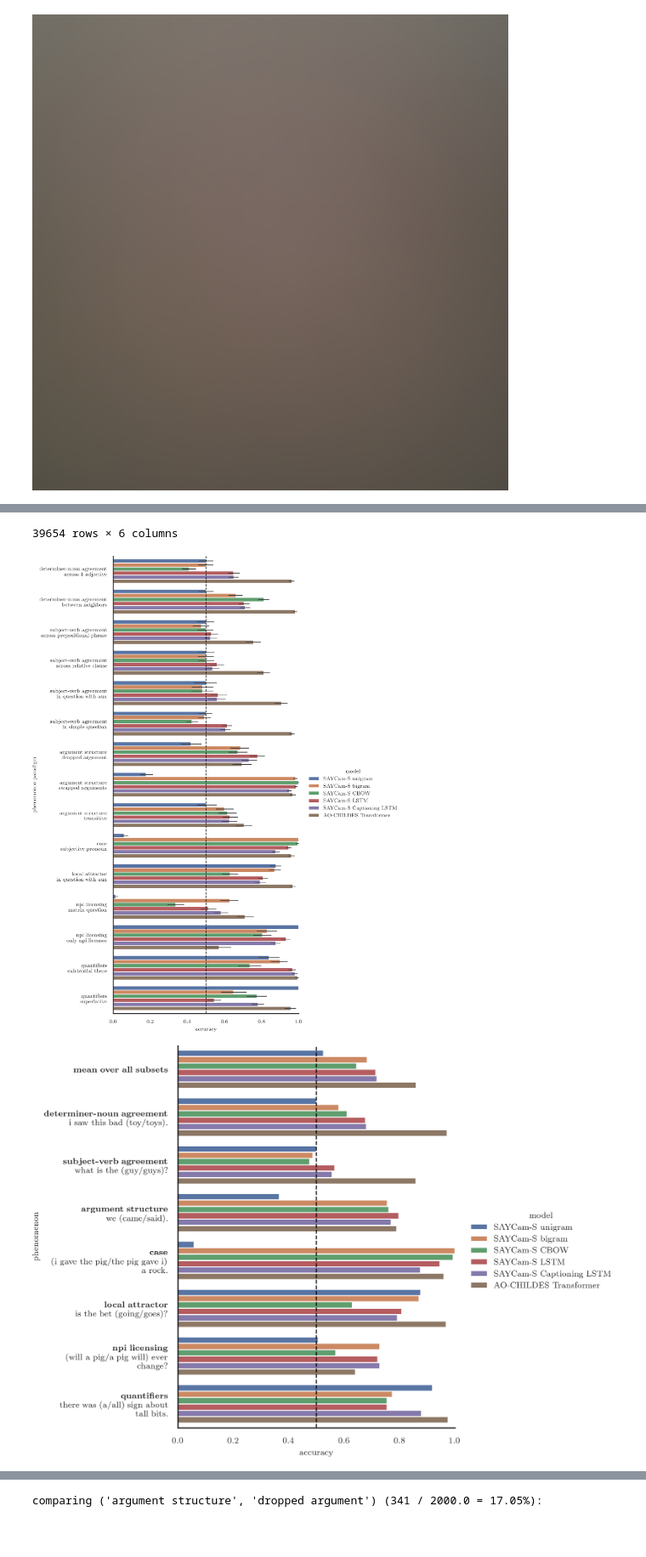
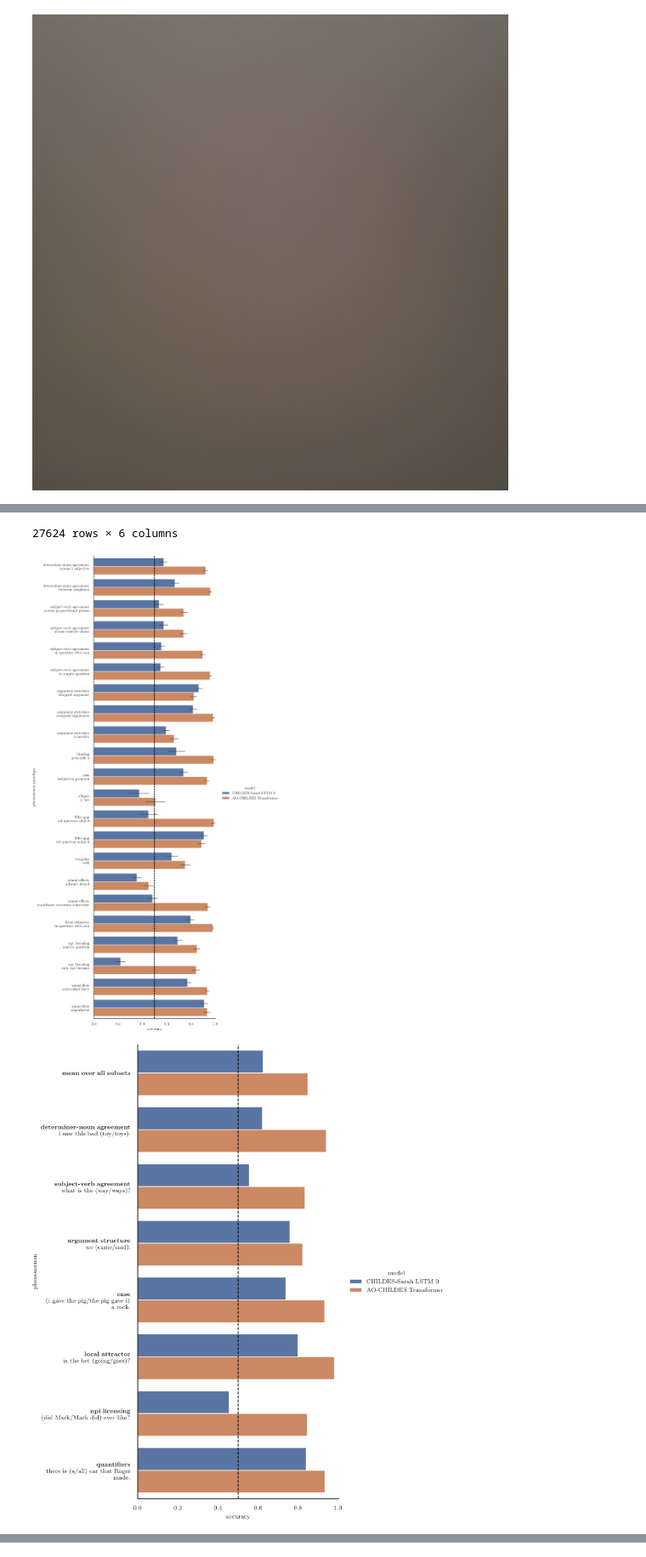
Before and after one commit to wkvong/multimodal-baby, a Jupyter notebook: notebooks/syntactic_probing.ipynb, the cells around one changed output, grey strips where cells are left out. Shown at 85% size. Cells and saved outputs as stored; diff of their text form; code cells hidden in the pictures; blank space fills up the shorter version.

Commit message:
update syntactic_probing (Zorro evaluation) for childes

```diff
--- a/notebooks/syntactic_probing.ipynb
+++ b/notebooks/syntactic_probing.ipynb
@@ -20,7 +20,11 @@ import pandas as pd
 import seaborn as sns
 from multimodal.multimodal_lit import MultiModalLitModel
 from multimodal.multimodal_data_module import read_vocab, PAD_TOKEN_ID, UNK_TOKEN_ID, SOS_TOKEN_ID, EOS_TOKEN_ID, IMAGE_H, IMAGE_W
-from multimodal.multimodal_saycam_data_module import VOCAB_FILENAME
+dataset_name = ("saycam", "childes")[1]
+if dataset_name == "saycam":
+    from multimodal.multimodal_saycam_data_module import VOCAB_FILENAME
+else:
+    from multimodal.text_only_data_module import VOCAB_FILENAME
 from ngram import NGramModel
 from multimodal.utils import map_structure
 from analysis_tools.processing import *
@@ -287,7 +281,7 @@ load model from checkpoints/lm_dataset_saycam_text_encoder_cbow_embedding_dim_51
 if TRAIN_MEAN_IMG_FILE.exists():
     train_mean_img = torch.load(TRAIN_MEAN_IMG_FILE)
 else:
-    train_dataset = saycam_data.datasets['train']
+    train_dataset = my_data.datasets['train']
     train_mean_img = get_data_mean_img(train_dataset.data)
     torch.save(train_mean_img, TRAIN_MEAN_IMG_FILE)
 
@@ -335,13 +329,13 @@ loss_dfs = {
 }
 
 
-saycam_model_format = 'SAYCam-S {}'.format
+my_model_format = ({'saycam': 'SAYCam-S', 'childes': 'CHILDES-Sarah'}[dataset_name] + ' {}').format
 
-my_groups = {saycam_model_format(name): list(map(saycam_model_format, group)) for name, group in groups.items()}
+my_groups = {my_model_format(name): list(map(my_model_format, group)) for name, group in groups.items()}
 
 for model_name, model in ori_models.items():
     print(f'running {model_name} ...')
-    saycam_model_name = saycam_model_format(model_name)
+    my_model_name = my_model_format(model_name)
     for data_name, dataset in datasets.items():
         if not dataset:
             continue
@@ -355,7 +349,7 @@ for model_name, model in ori_models.items():
         batches = map(prepend_image_placeholder_for_batch(model, train_mean_img), dataloader)
         losses = get_model_losses_on_batches(model, batches)
         losses = losses.cpu().numpy()
-        loss_dfs[data_name][saycam_model_name] = losses
+        loss_dfs[data_name][my_model_name] = losses
 
 for probing_results_dir in Path('/misc/vlgscratch4/LakeGroup/wentao/BabyBERTa/probing_results/babyberta').glob('*'):
     model_name = probing_results_dir.name
@@ -495,7 +479,7 @@ for current_correct_dfs in [correct_dfs, filtered_correct_dfs][1:]:
         keys=data_names,
         names=['phenomenon', 'paradigm', 'idx'],
     )
-    exclude_models = [] # ["SAYCam-S Captioning LSTM", "SAYCam-S CBOW"]
+    exclude_models = [my_model_format("Captioning LSTM"), my_model_format("CBOW")][:0]
     example_df = pd.DataFrame({name: ori_example_df[group].mean(axis=1) for name, group in my_groups.items() if name not in exclude_models})
     phenomenon_agg_name = 'mean over all subsets'
     phenomenon_order = [
@@ -509,13 +493,15 @@ for current_correct_dfs in [correct_dfs, filtered_correct_dfs][1:]:
         'quantifiers',
     ]
     model_order = [
-        'SAYCam-S unigram',
-        'SAYCam-S bigram',
-        'SAYCam-S CBOW',
-        'SAYCam-S LSTM',
-        'SAYCam-S Captioning LSTM',
+        my_model_format('unigram'),
+        my_model_format('bigram'),
+        my_model_format('CBOW'),
+        my_model_format('LSTM'),
+        my_model_format('Captioning LSTM'),
         'AO-CHILDES Transformer',
     ]
+    if dataset_name == "childes":
+        model_order = [my_model_format('LSTM 0')] + model_order[-1:]
     model_order = [name for name in model_order if name not in exclude_models]
 
     example_long_df = example_df.reset_index().melt(
@@ -581,10 +567,16 @@ for current_correct_dfs in [correct_dfs, filtered_correct_dfs][1:]:
         g.refline(x=random_accuracy, linestyle='dashed', linewidth=1, color='black')
         output_fig('Syntactic Probing Accuracy Mean Over Paradigms')
 
-    target_model = "SAYCam-S LSTM"
-    ori_target_model = "SAYCam-S LSTM 0"
-    baseline_models = ["SAYCam-S unigram", "SAYCam-S bigram", "SAYCam-S CBOW"]
-    ori_baseline_models = ["SAYCam-S 1-gram", "SAYCam-S 2-gram", "SAYCam-S CBOW 0"]
+    if dataset_name == "childes":
+        target_model = my_model_format("LSTM 0")
+        ori_target_model = my_model_format("LSTM 0")
+        baseline_models = []
+        ori_baseline_models = []
+    else:
+        target_model = my_model_format("LSTM")
+        ori_target_model = my_model_format("LSTM 0")
+        baseline_models = [my_model_format("unigram"), my_model_format("bigram"), my_model_format("CBOW")]
+        ori_baseline_models = [my_model_format("1-gram"), my_model_format("2-gram"), my_model_format("CBOW 0")]
     displayed_models = [ori_target_model] + ori_baseline_models
 
     for data_name in phenomenon_paradigm_df.index:
@@ -651,3 +645,3 @@ dtype: float64
-39654 rows × 6 columns
+27624 rows × 6 columns
-[figure, old version]
+[figure, new version]
-[figure, old version]
+[figure, new version]
@@ -655 +648,0 @@ dtype: float64
-comparing ('argument structure', 'dropped argument') (341 / 2000.0 = 17.05%):
```
Also changed, not shown: parts of 4 cells of this notebook, 2 other files.
